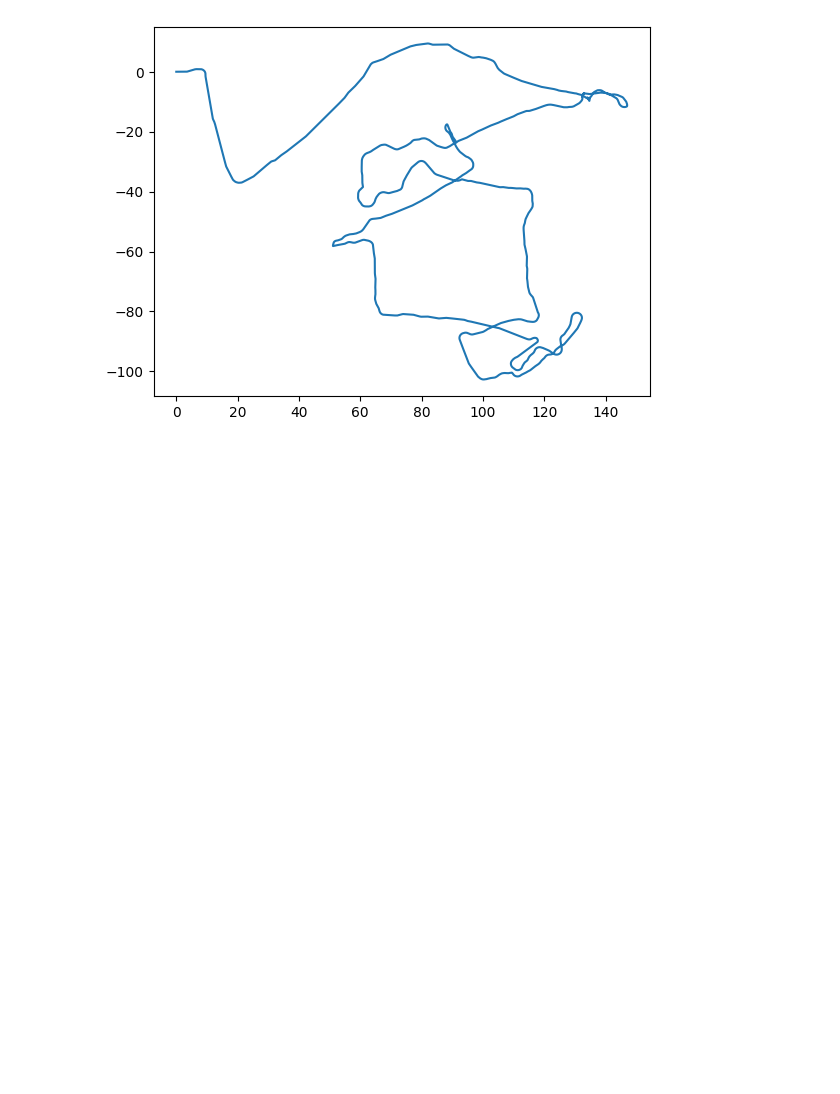
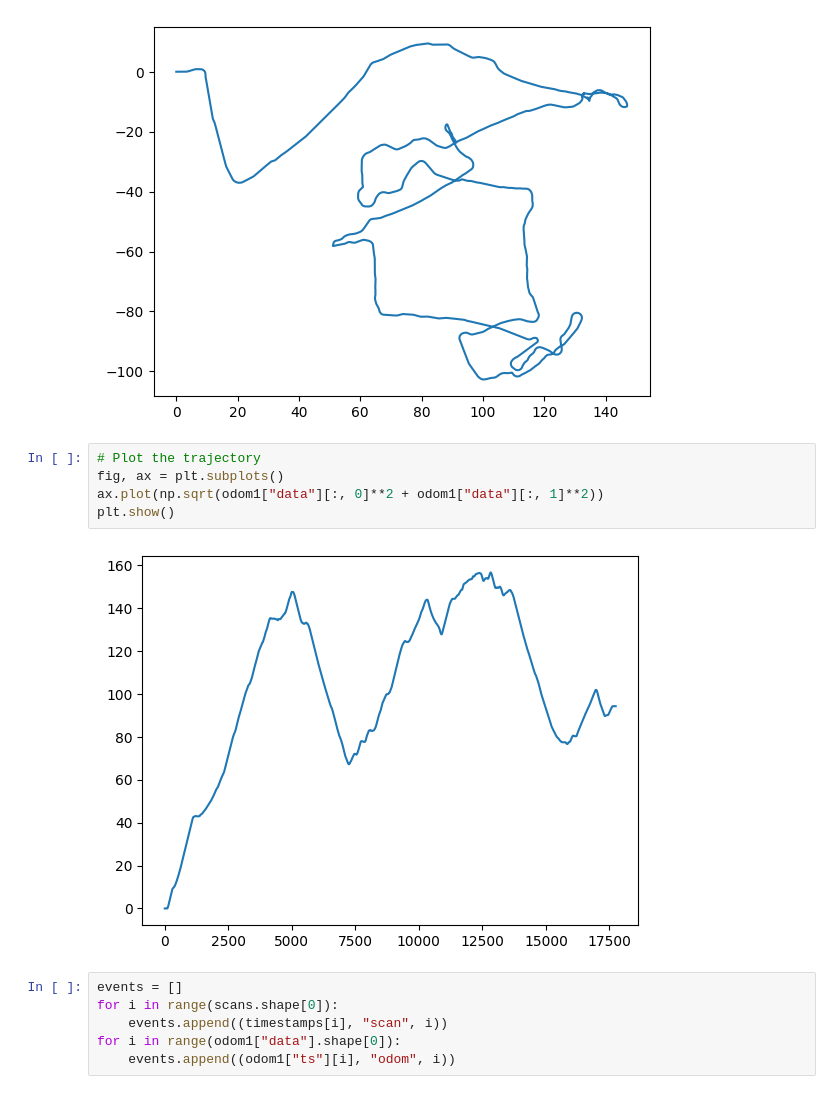
Before and after one commit to TAU-CGL/sdsl, a Jupyter notebook: data/data2d/notebooks/frog.ipynb, the cells around one changed output. Drawn from its saved outputs; the diff is of its cells as text; blank space fills up the shorter version.

```diff
--- a/data/data2d/notebooks/frog.ipynb
+++ b/data/data2d/notebooks/frog.ipynb
@@ -99,3 +100,16 @@ ax.plot(odom1["data"][:, 0], odom1["data"][:, 1])
 plt.show()
 # %% [output]
 [figure]
+# %%
+# Plot the trajectory
+fig, ax = plt.subplots()
+ax.plot(np.sqrt(odom1["data"][:, 0]**2 + odom1["data"][:, 1]**2))
+plt.show()
+# %% [output]
+[figure, added]
+# %%
+events = []
+for i in range(scans.shape[0]):
+    events.append((timestamps[i], "scan", i))
+for i in range(odom1["data"].shape[0]):
+    events.append((odom1["ts"][i], "odom", i))
```
Also changed, not shown: parts of 1 cell of this notebook, 11 other files.
